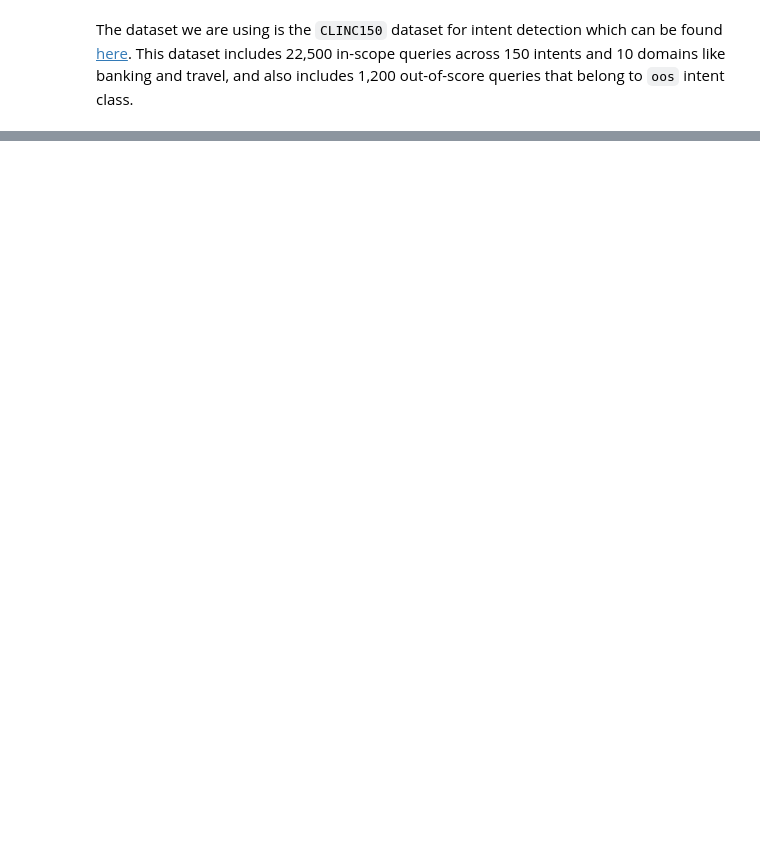
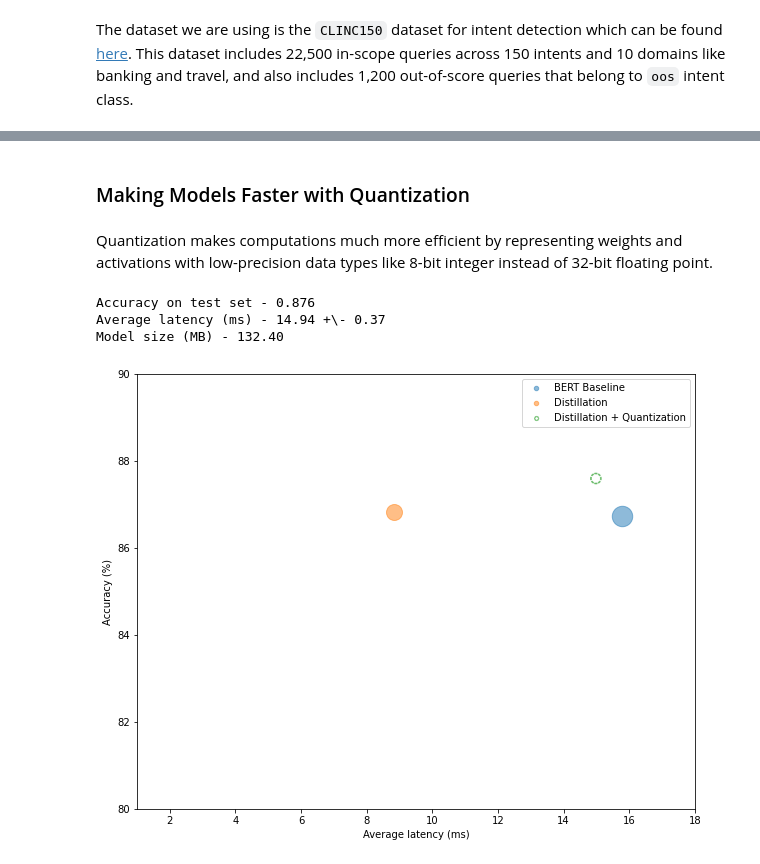
Before and after one commit to ebegoli/SIGIR2022-Efficient-Transfomers, a Jupyter notebook: notebooks/3_transformer_optimization.ipynb, the cells around one changed output, grey strips where cells are left out. Saved outputs shown, nothing was run; the diff lists cells and outputs as text; code cells hidden in the pictures; blank space fills up the shorter version.

```diff
--- a/notebooks/3_transformer_optimization.ipynb
+++ b/notebooks/3_transformer_optimization.ipynb
@@ -44,0 +107,23 @@ Accuracy on test set - 0.867
+# %% [markdown]
+### Making Models Faster with Quantization
+# %% [markdown]
+Quantization makes computations much more efficient by representing weights and activations with low-precision data types like 8-bit integer instead of 32-bit floating point.
+# %%
+%%time
+model_ckpt = 'transformersbook/distilbert-base-uncased-distilled-clinc'
+tokenizer = AutoTokenizer.from_pretrained(model_ckpt)
+model = (AutoModelForSequenceClassification.from_pretrained(model_ckpt).to("cpu"))
+model_quantized = quantize_dynamic(model, {nn.Linear}, dtype=torch.qint8)
+
+optim_type='Distillation + Quantization'
+pipe = pipeline('text-classification', model=model_quantized, tokenizer=tokenizer)
+pb = PerformanceBenchmark(pipe, clinc['test'], optim_type=optim_type)
+perf_metrics.update(pb.run_benchmark(clinc['test'].features['intent']))
+
+fig, ax = plt.subplots(1, 1, figsize=(10,8))
+plot_metrics(ax, perf_metrics, optim_type)
+# %% [output]
+Accuracy on test set - 0.876
+Average latency (ms) - 14.94 +\- 0.37
+Model size (MB) - 132.40
+[figure, added]
```
Also changed, not shown: parts of 12 cells of this notebook.
